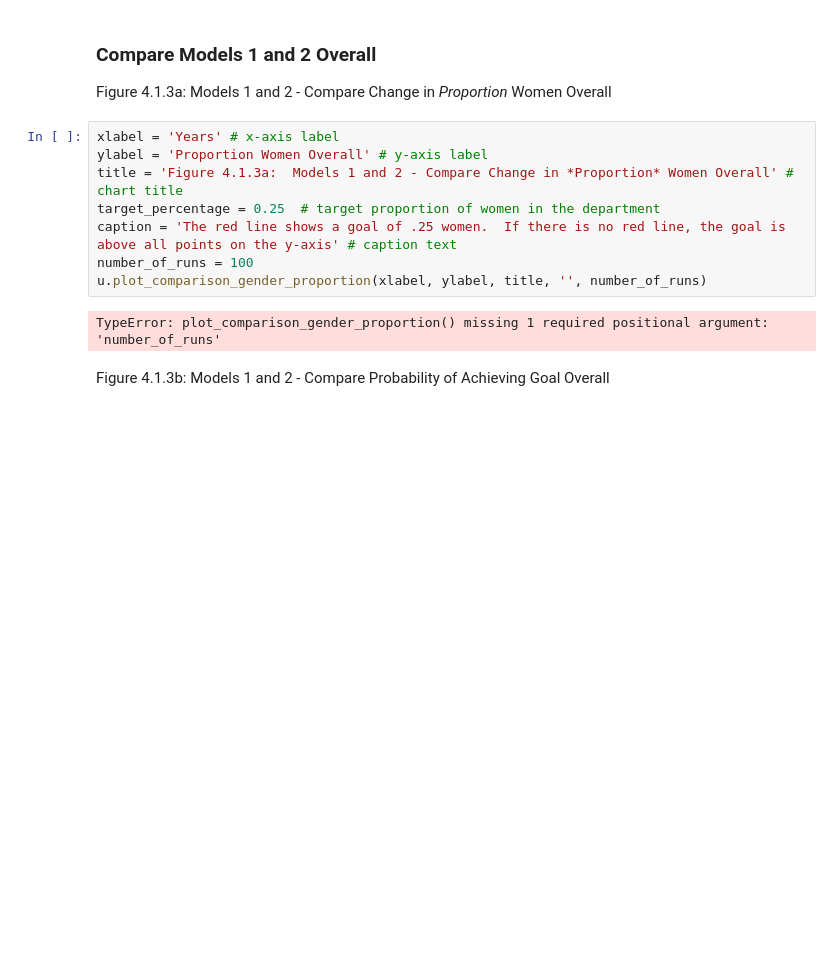
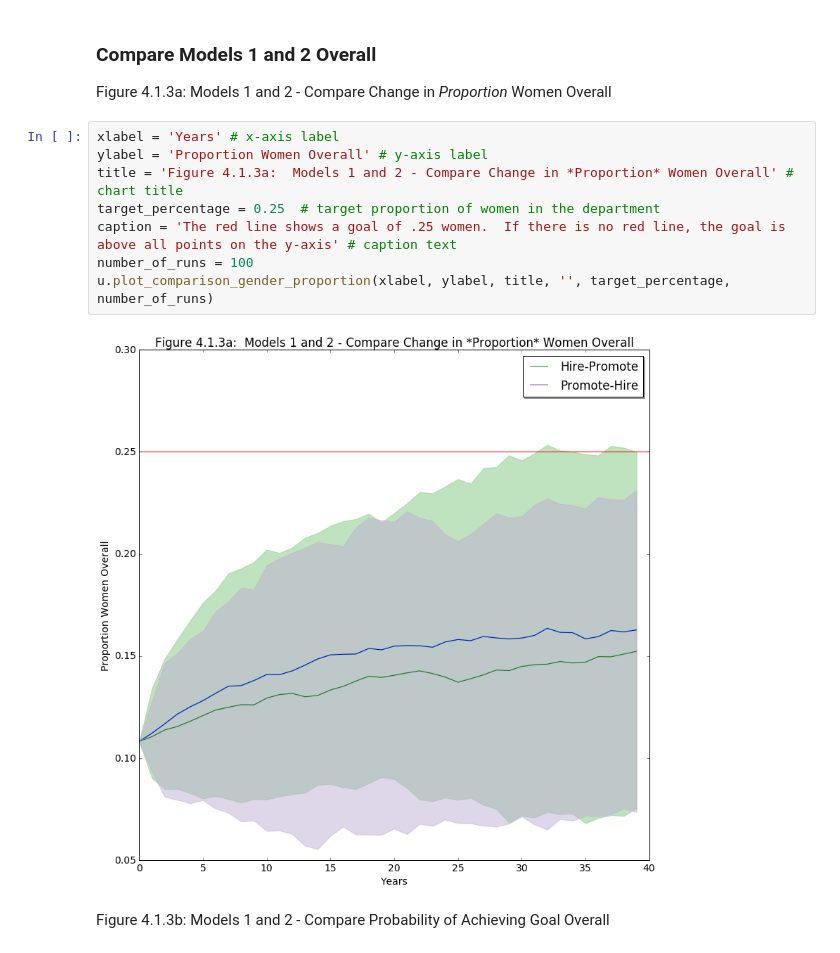
Before and after one commit to university-gender-evolution/notebooks-univ-gender, a Jupyter notebook: notebooks/mgmt_notebook05092016.ipynb, the cells around one changed output. Cells and saved outputs as stored; diff of their text form; blank space fills up the shorter version.

```diff
--- a/notebooks/mgmt_notebook05092016.ipynb
+++ b/notebooks/mgmt_notebook05092016.ipynb
@@ -179,13 +182,13 @@ Figure 4.1.3a: Models 1 and 2 - Compare Change in *Proportion* Women Overall
 # %%
 xlabel = 'Years' # x-axis label
 ylabel = 'Proportion Women Overall' # y-axis label
 title = 'Figure 4.1.3a:  Models 1 and 2 - Compare Change in *Proportion* Women Overall' # chart title
 target_percentage = 0.25  # target proportion of women in the department
 caption = 'The red line shows a goal of .25 women.  If there is no red line, the goal is above all points on the y-axis' # caption text
 number_of_runs = 100
-u.plot_comparison_gender_proportion(xlabel, ylabel, title, '', number_of_runs)
+u.plot_comparison_gender_proportion(xlabel, ylabel, title, '', target_percentage, number_of_runs)
 # %% [output]
-TypeError: plot_comparison_gender_proportion() missing 1 required positional argument: 'number_of_runs'
+[figure, added]
 # %% [markdown]
 Figure 4.1.3b:  Models 1 and 2 - Compare Probability of Achieving Goal Overall
 # %%
```
Also changed, not shown: parts of 7 cells of this notebook.
